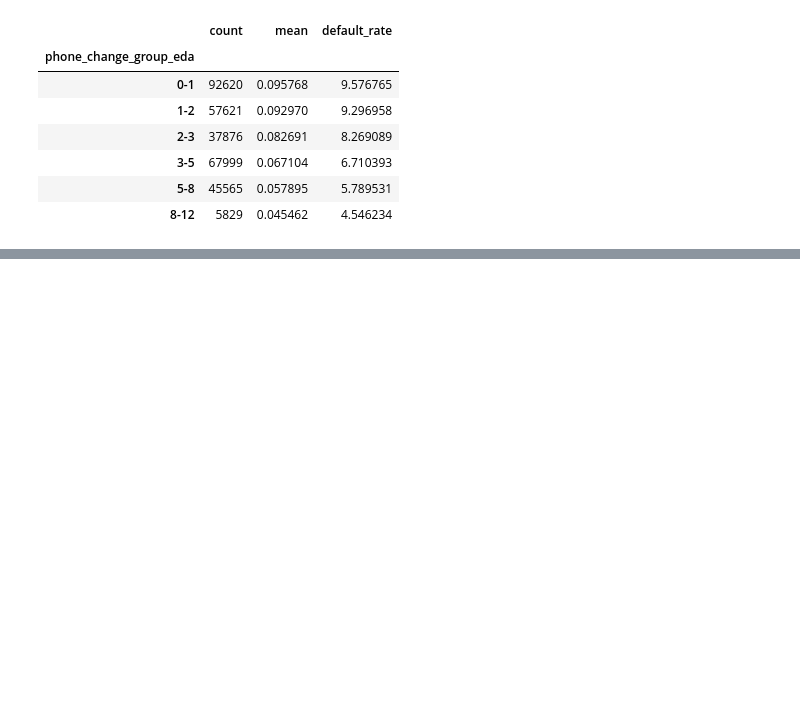
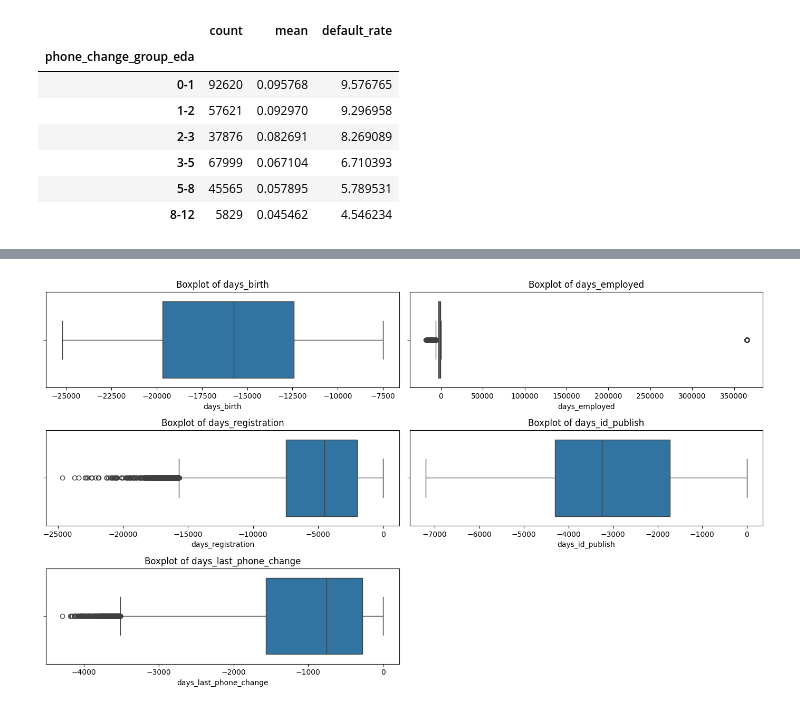
Before and after one commit to Roxy099/data_science_project, a Jupyter notebook: notebooks/baseline_model.ipynb, the cells around one changed output, grey strips where cells are left out. Cells and saved outputs as stored; diff of their text form; code cells hidden in the pictures; blank space fills up the shorter version.

```diff
--- a/notebooks/baseline_model.ipynb
+++ b/notebooks/baseline_model.ipynb
@@ -1675,0 +1714,12 @@ phone_change_summary
+# %%
+fig, axes = plt.subplots(3, 2, figsize=(14, 8))
+
+for ax, feature in zip(axes.flat, days_related_features):
+    sns.boxplot(x=application_df[feature], ax=ax)
+    ax.set_title(f'Boxplot of {feature}')
+    ax.set_xlabel(feature)
+axes.flat[-1].set_visible(False)
+plt.tight_layout()
+plt.show()
+# %% [output]
+[figure, added]
```
Also changed, not shown: parts of 14 cells of this notebook.
